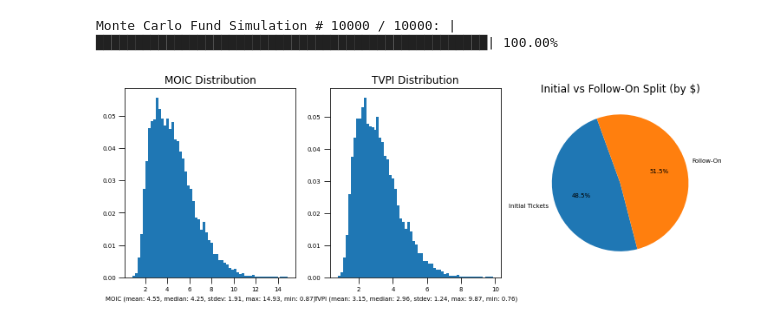
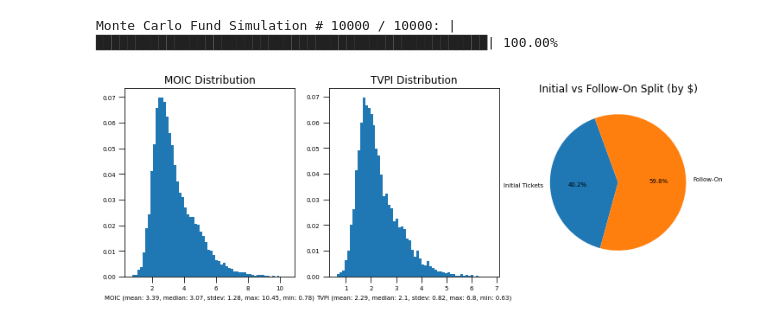
Before and after one commit to raedventures/MonteCarloFundSimulator, a Jupyter notebook: notebooks/fund_simulator.ipynb, the cells around one changed output. Drawn from its saved outputs; the diff is of its cells as text; code cells hidden in the pictures.

```diff
--- a/notebooks/fund_simulator.ipynb
+++ b/notebooks/fund_simulator.ipynb
@@ -43,0 +76,16 @@ repo clone completed
+# %%
+import datetime
+from params import FundParams
+
+def setFundParameters():
+    f = FundParams()
+
+    f.fund_size = 100000000 # 100m fund
+    f.fund_lifetime = 10
+    f.carry = 0.2
+    f.management_fees = 0.02
+    f.fund_expenses = 0.01
+    f.investable_capital = f.fund_size * (1 - (f.management_fees * f.fund_lifetime + f.fund_expenses))
+    f.deployment_start_date = datetime.date(2023, 1, 1)
+
+    return f
@@ -43,0 +105,15 @@ repo clone completed
+# %%
+from base_strategy import BaseStrategy
+
+def setStrategyParameters(s: BaseStrategy):
+    s.deployment_period = 3
+    s.target_ownership = 0.1
+    s.max_concentration = 0.1 * s.fundParams.fund_size
+    s.max_valuation = 150000000
+    s.minimum_initial_ticket = 500000
+    s.maximum_initial_ticket = 3000000
+    s.minimum_followon_ticket = 1000000
+    s.maximum_followon_ticket = 6000000
+    s.setNumPortCos(25)
+
+    return s
@@ -44,12 +218,17 @@ repo clone completed
 # %%
 from simulator_engine import runSimulation, plotStats
 from simple_prorata_strategy import SimpleProRataStrategy
 from plot_stats import plot_stats_notebook
 
-moics, tvpis, outcomes, [it, ft] = runSimulation(SimpleProRataStrategy(), 10000)
+fp = setFundParameters()
+psp = setPortfolioSelectionParameters()
+s = setStrategyParameters(SimpleProRataStrategy(fp, psp))
+
+num_iterations = 10000
+moics, tvpis, outcomes, [it, ft] = runSimulation(s, num_iterations)
 
 # plot fund performance summary
 plot_stats_notebook(moics, tvpis, outcomes, [it, ft])
 # %% [output]
 Monte Carlo Fund Simulation # 10000 / 10000: |██████████████████████████████████████████████████| 100.00%
-[figure, old version]
+[figure, new version]
```
Also changed, not shown: parts of 18 cells of this notebook, 1 other file.
